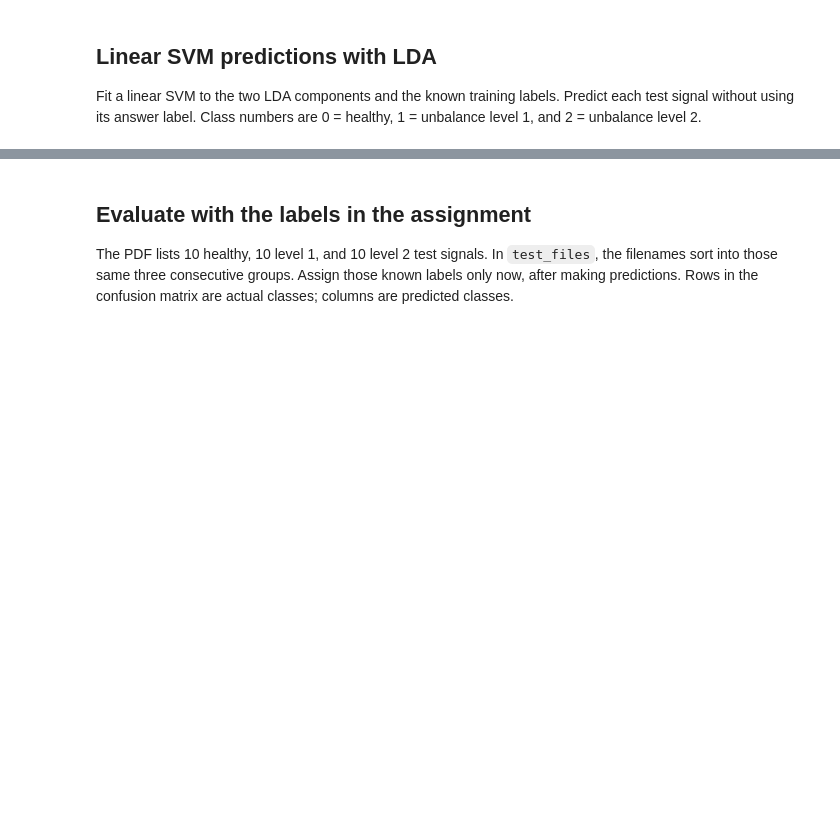
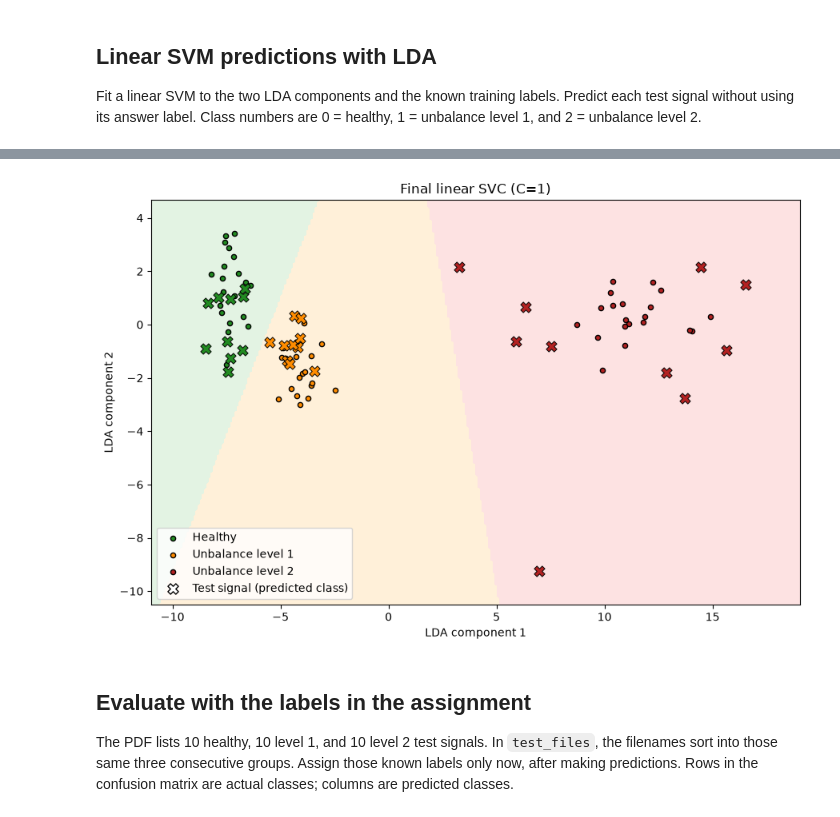
Before and after one commit to aMerricke/enme485-hw, a Jupyter notebook: hw3/hw3.ipynb, the cells around one changed output, grey strips where cells are left out. Saved outputs shown, nothing was run; the diff lists cells and outputs as text; code cells hidden in the pictures; blank space fills up the shorter version.

```diff
--- a/hw3/hw3.ipynb
+++ b/hw3/hw3.ipynb
@@ -325,3 +401,41 @@ Name: count, dtype: int64
+# %%
+all_lda_points = np.vstack((training_lda, test_lda))
+final_x_min, final_x_max = all_lda_points[:, 0].min(), all_lda_points[:, 0].max()
+final_y_min, final_y_max = all_lda_points[:, 1].min(), all_lda_points[:, 1].max()
+final_x_padding = 0.1 * (final_x_max - final_x_min)
+final_y_padding = 0.1 * (final_y_max - final_y_min)
+final_x_grid, final_y_grid = np.meshgrid(
+    np.linspace(final_x_min - final_x_padding, final_x_max + final_x_padding, 300),
+    np.linspace(final_y_min - final_y_padding, final_y_max + final_y_padding, 300),
+)
+final_grid_points = np.column_stack((final_x_grid.ravel(), final_y_grid.ravel()))
+final_regions = svm_model.predict(final_grid_points).reshape(final_x_grid.shape)
+
+fig, ax = plt.subplots(figsize=(9, 6))
+ax.contourf(final_x_grid, final_y_grid, final_regions,
+            levels=[-0.5, 0.5, 1.5, 2.5],
+            colors=["#e3f3e3", "#fff0d9", "#fde2e2"])
+for class_number, class_name, color in [
+    (0, "Healthy", "forestgreen"),
+    (1, "Unbalance level 1", "darkorange"),
+    (2, "Unbalance level 2", "firebrick"),
+]:
+    in_training_class = np.array(training_labels) == class_number
+    in_test_class = test_predictions == class_number
+    ax.scatter(training_lda[in_training_class, 0], training_lda[in_training_class, 1],
+               color=color, edgecolor="black", s=20, label=class_name)
+    ax.scatter(test_lda[in_test_class, 0], test_lda[in_test_class, 1],
+               marker="X", s=90, color=color, edgecolor="black", linewidth=0.7)
+ax.scatter([], [], marker="X", s=90, color="white", edgecolor="black",
+           label="Test signal (predicted class)")
+ax.set_title("Final linear SVC (C=1)")
+ax.set_xlabel("LDA component 1")
+ax.set_ylabel("LDA component 2")
+ax.legend()
+fig.tight_layout()
+plt.show()
+# %% [output]
+[figure, added]
 # %% [markdown]
 ## Evaluate with the labels in the assignment
 
```
Also changed, not shown: parts of 18 cells of this notebook, 1 other file.
